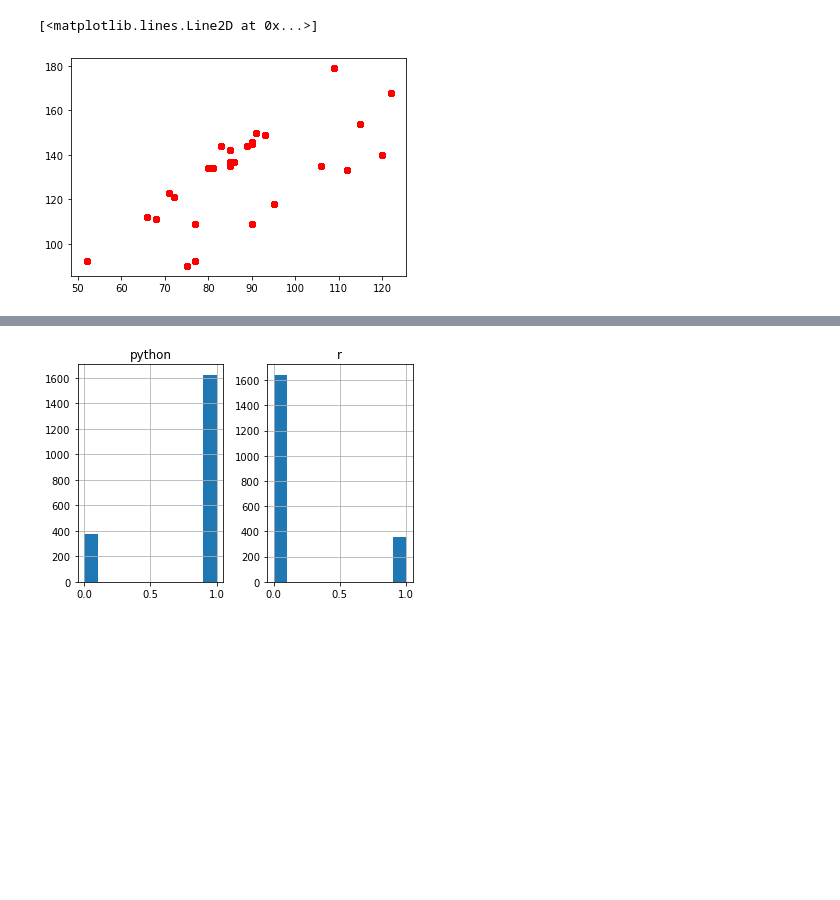
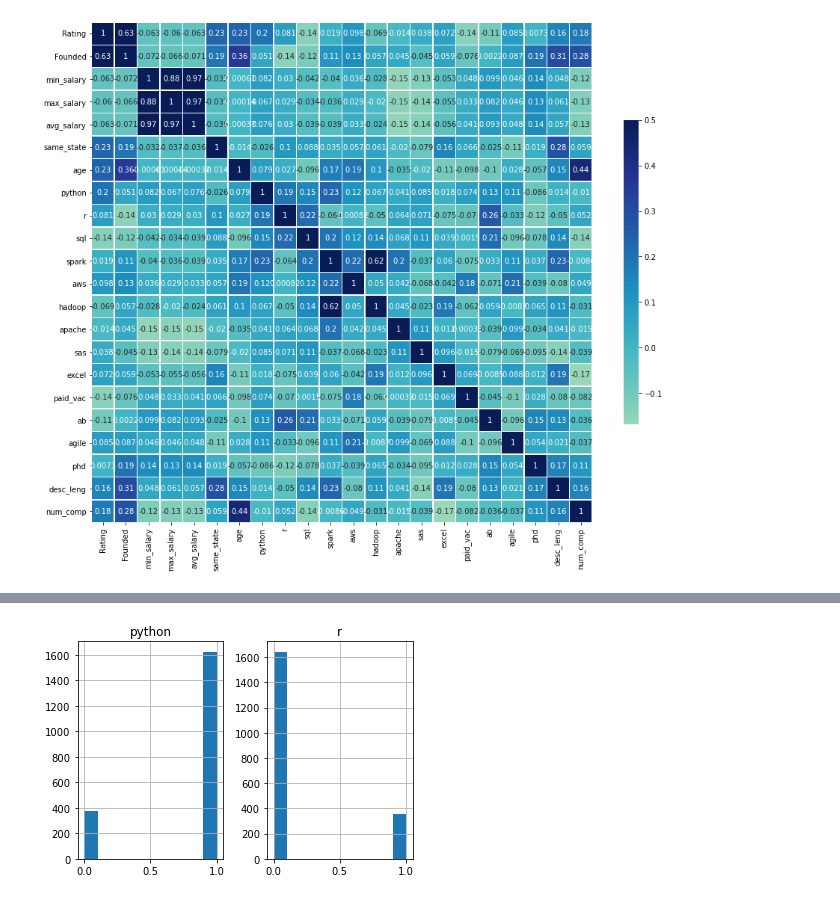
Before and after one commit to tmargary/glassdoor_salary_prediction, a Jupyter notebook: data_eda.ipynb, the cells around one changed output, grey strips where cells are left out. Saved outputs shown, nothing was run; the diff lists cells and outputs as text; code cells hidden in the pictures; blank space fills up the shorter version.

```diff
--- a/data_eda.ipynb
+++ b/data_eda.ipynb
@@ -126,6 +52 @@ Index(['Job Title', 'Salary Estimate', 'Job Description', 'Rating',
       dtype='object')
-# %%
-plt.plot(df['min_salary'], df['max_salary'], 'ro')
-# %% [output]
-[<matplotlib.lines.Line2D at 0x...>]
-[figure, removed]
@@ -131,0 +55,23 @@ plt.plot(df['min_salary'], df['max_salary'], 'ro')
+# %%
+cmap = sns.diverging_palette(220, 10, as_cmap=True)
+
+fig, ax = plt.subplots(figsize=(15,15))
+
+yticks = df.index
+keptticks = yticks[::int(len(yticks)/10)]
+yticks = ['' for y in yticks]
+yticks[::int(len(yticks)/10)] = keptticks
+
+xticks = df.columns
+keptticks = xticks[::int(len(xticks)/10)]
+xticks = ['' for y in xticks]
+xticks[::int(len(xticks)/10)] = keptticks
+
+sns.heatmap(df.corr(), cmap="YlGnBu", vmax=.5, annot=True, center = 0, square = True,
+            linewidths=.5, ax=ax, xticklabels=True, yticklabels=True, cbar_kws={"shrink": .5})
+
+plt.xticks(rotation=90)
+
+plt.show()
+# %% [output]
+[figure, added]
```
Also changed, not shown: parts of 33 cells of this notebook, 5 other files.
